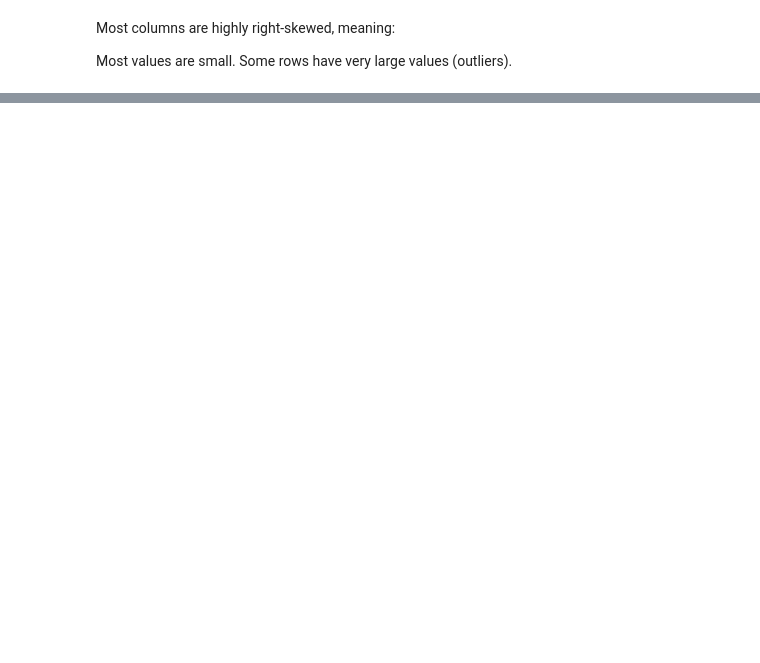
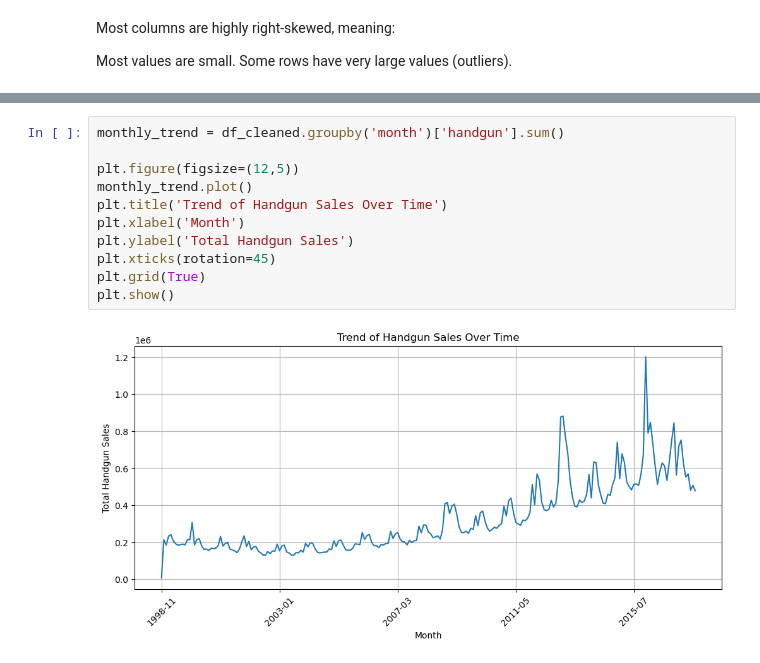
Before and after one commit to waseemalmazrua/gun-data-analysis, a Jupyter notebook: gun_data.ipynb, the cells around one changed output, grey strips where cells are left out. Saved outputs shown, nothing was run; the diff lists cells and outputs as text; blank space fills up the shorter version.

```diff
--- a/gun_data.ipynb
+++ b/gun_data.ipynb
@@ -236,0 +238,13 @@ Some rows have very large values (outliers).
+# %%
+monthly_trend = df_cleaned.groupby('month')['handgun'].sum()
+
+plt.figure(figsize=(12,5))
+monthly_trend.plot()
+plt.title('Trend of Handgun Sales Over Time')
+plt.xlabel('Month')
+plt.ylabel('Total Handgun Sales')
+plt.xticks(rotation=45)
+plt.grid(True)
+plt.show()
+# %% [output]
+[figure, added]
```
Also changed, not shown: parts of 25 cells of this notebook.
